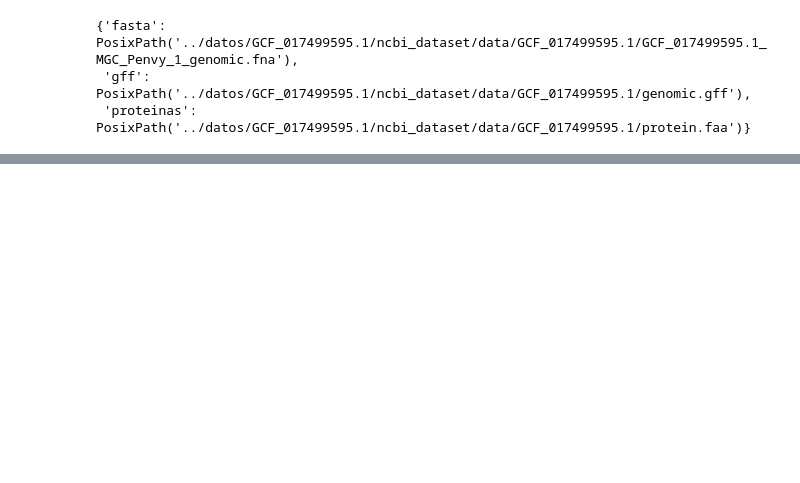
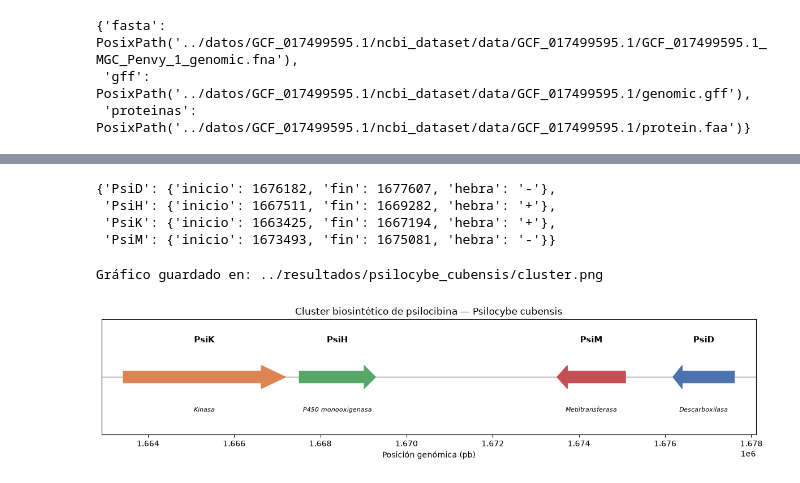
Before and after one commit to giovvnni-flux/psilocybe-genome-mining, a Jupyter notebook: notebooks/prueba_modulo_descarga.ipynb, the cells around one changed output, grey strips where cells are left out. Cells and saved outputs as stored; diff of their text form; code cells hidden in the pictures; blank space fills up the shorter version.

```diff
--- a/notebooks/prueba_modulo_descarga.ipynb
+++ b/notebooks/prueba_modulo_descarga.ipynb
@@ -42,0 +60,30 @@ archivos
+# %%
+from genome_mining.visualizacion import extraer_coordenadas, graficar_cluster
+
+# Mapeamos nombre de gen -> accession de proteína (usando los resultados de 100% identidad)
+accesiones_confirmadas = {
+    "PsiD": "XP_047744498.1",
+    "PsiH": "XP_047744495.1",
+    "PsiK": "XP_047744494.1",
+    "PsiM": "XP_047744497.1",
+}
+
+coordenadas = extraer_coordenadas(archivos["gff"], accesiones_confirmadas)
+coordenadas
+# %% [output]
+{'PsiD': {'inicio': 1676182, 'fin': 1677607, 'hebra': '-'},
+ 'PsiH': {'inicio': 1667511, 'fin': 1669282, 'hebra': '+'},
+ 'PsiK': {'inicio': 1663425, 'fin': 1667194, 'hebra': '+'},
+ 'PsiM': {'inicio': 1673493, 'fin': 1675081, 'hebra': '-'}}
+# %%
+productos = {"PsiD": "Descarboxilasa", "PsiH": "P450 monooxigenasa", "PsiK": "Kinasa", "PsiM": "Metiltransferasa"}
+
+graficar_cluster(
+    coordenadas,
+    titulo="Cluster biosintético de psilocibina — Psilocybe cubensis",
+    productos=productos,
+    ruta_salida="../resultados/psilocybe_cubensis/cluster.png"
+)
+# %% [output]
+Gráfico guardado en: ../resultados/psilocybe_cubensis/cluster.png
+[figure, added]
```
Also changed, not shown: parts of 10 cells of this notebook, 13 other files.
